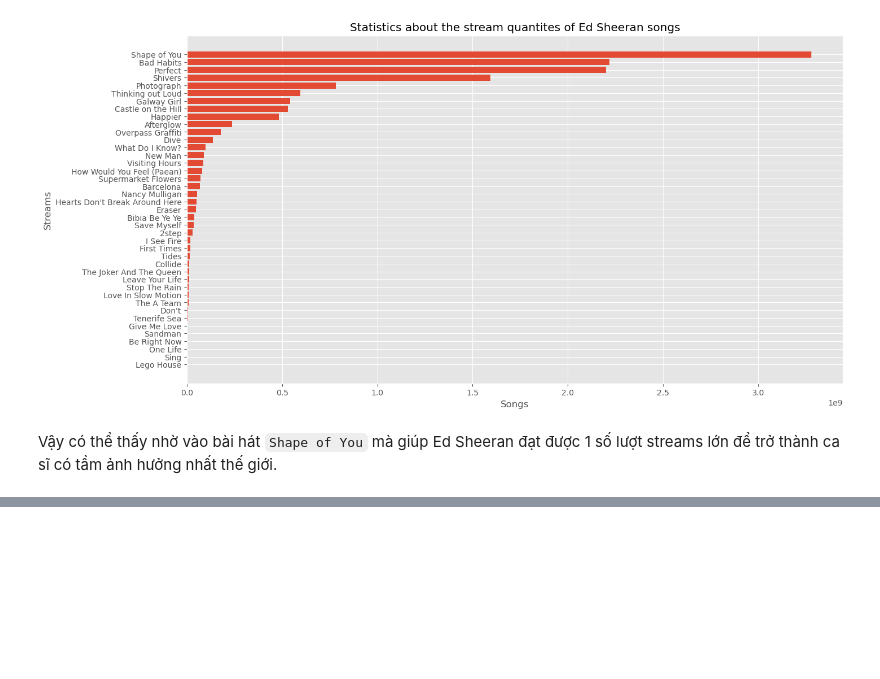
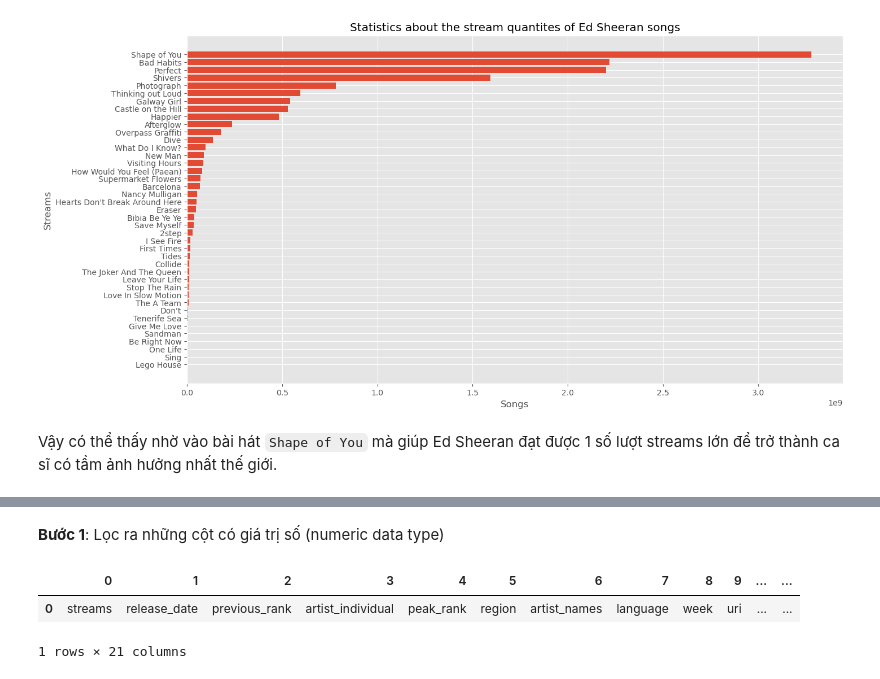
Before and after one commit to Miruku2201/LTKHDL_FinalProject, a Jupyter notebook: question.ipynb, the cells around one changed output, grey strips where cells are left out. Saved outputs shown, nothing was run; the diff lists cells and outputs as text; code cells hidden in the pictures; blank space fills up the shorter version.

```diff
--- a/question.ipynb
+++ b/question.ipynb
@@ -912,0 +922,12 @@ Vậy có thể thấy nhờ vào bài hát `Shape of You` mà giúp Ed Sheeran
+# %% [markdown]
+**Bước 1**: Lọc ra những cột có giá trị số (numeric data type)
+# %%
+dtypes = pd.Series(data = spotify_df.dtypes)
+numeric_cols = list(dtypes[(dtypes==np.float32) | (dtypes==np.float64)].index)
+cate_cols = set(spotify_df. columns) - set(numeric_cols)
+view = pd.DataFrame(cate_cols)
+view.transpose()
+# %% [output]
+|  | 0 | 1 | 2 | 3 | 4 | 5 | 6 | 7 | 8 | 9 | ... | ... |
+| 0 | streams | release_date | previous_rank | artist_individual | peak_rank | region | artist_names | language | week | uri | ... | ... |
+1 rows × 21 columns
```
Also changed, not shown: parts of 6 cells of this notebook.
